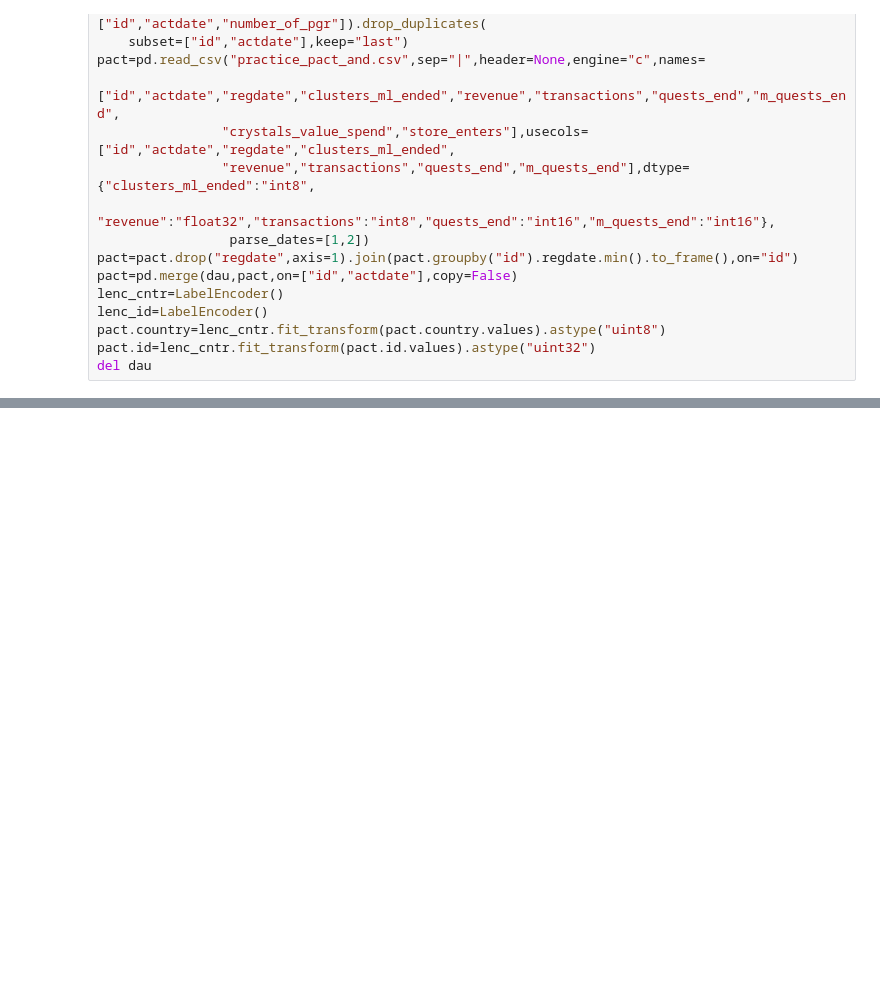
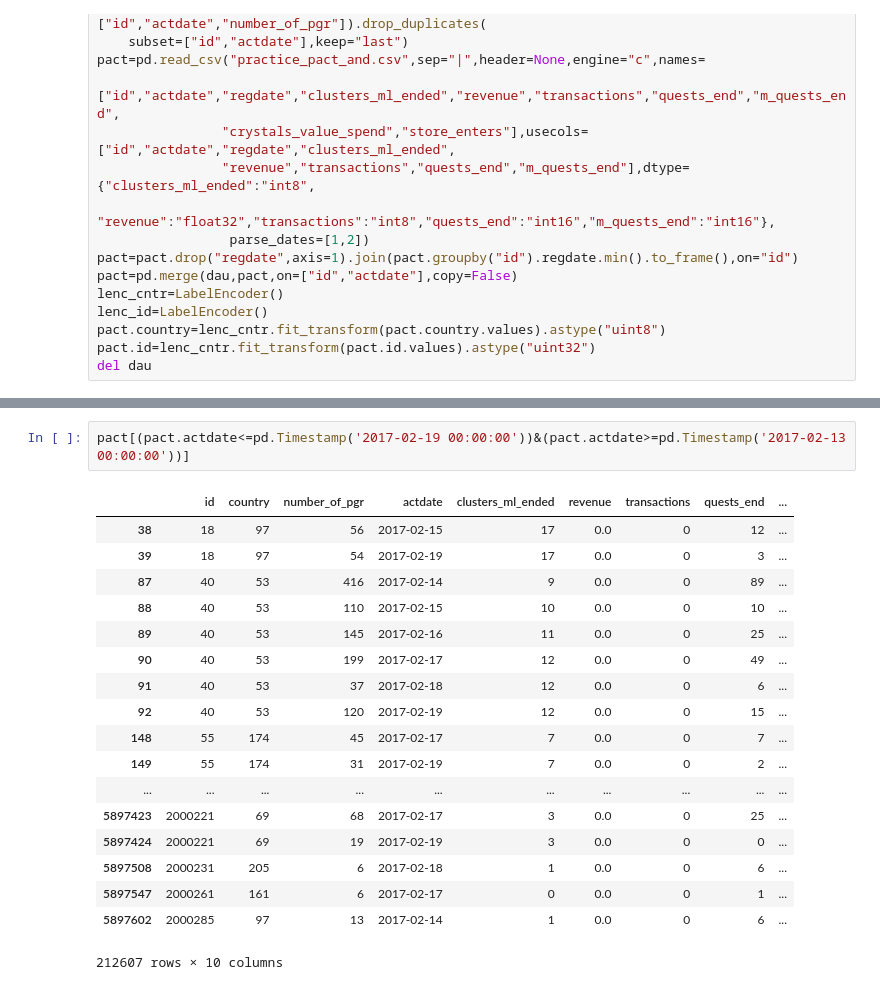
Before and after one commit to mryab/webgames-ltv-prediction, a Jupyter notebook: Webgames LTV Prediction.ipynb, the cells around one changed output, grey strips where cells are left out. Drawn from its saved outputs; the diff is of its cells as text; blank space fills up the shorter version.

```diff
--- a/Webgames LTV Prediction.ipynb
+++ b/Webgames LTV Prediction.ipynb
@@ -116,0 +178,21 @@ whos
+# %%
+pact[(pact.actdate<=pd.Timestamp('2017-02-19 00:00:00'))&(pact.actdate>=pd.Timestamp('2017-02-13 00:00:00'))]
+# %% [output]
+|  | id | country | number_of_pgr | actdate | clusters_ml_ended | revenue | transactions | quests_end | ... |
+| 38 | 18 | 97 | 56 | 2017-02-15 | 17 | 0.0 | 0 | 12 | ... |
+| 39 | 18 | 97 | 54 | 2017-02-19 | 17 | 0.0 | 0 | 3 | ... |
+| 87 | 40 | 53 | 416 | 2017-02-14 | 9 | 0.0 | 0 | 89 | ... |
+| 88 | 40 | 53 | 110 | 2017-02-15 | 10 | 0.0 | 0 | 10 | ... |
+| 89 | 40 | 53 | 145 | 2017-02-16 | 11 | 0.0 | 0 | 25 | ... |
+| 90 | 40 | 53 | 199 | 2017-02-17 | 12 | 0.0 | 0 | 49 | ... |
+| 91 | 40 | 53 | 37 | 2017-02-18 | 12 | 0.0 | 0 | 6 | ... |
+| 92 | 40 | 53 | 120 | 2017-02-19 | 12 | 0.0 | 0 | 15 | ... |
+| 148 | 55 | 174 | 45 | 2017-02-17 | 7 | 0.0 | 0 | 7 | ... |
+| 149 | 55 | 174 | 31 | 2017-02-19 | 7 | 0.0 | 0 | 2 | ... |
+| ... | ... | ... | ... | ... | ... | ... | ... | ... | ... |
+| 5897423 | 2000221 | 69 | 68 | 2017-02-17 | 3 | 0.0 | 0 | 25 | ... |
+| 5897424 | 2000221 | 69 | 19 | 2017-02-19 | 3 | 0.0 | 0 | 0 | ... |
+| 5897508 | 2000231 | 205 | 6 | 2017-02-18 | 1 | 0.0 | 0 | 6 | ... |
+| 5897547 | 2000261 | 161 | 6 | 2017-02-17 | 0 | 0.0 | 0 | 1 | ... |
+| 5897602 | 2000285 | 97 | 13 | 2017-02-14 | 1 | 0.0 | 0 | 6 | ... |
+212607 rows × 10 columns
```
Also changed, not shown: parts of 42 cells of this notebook.
